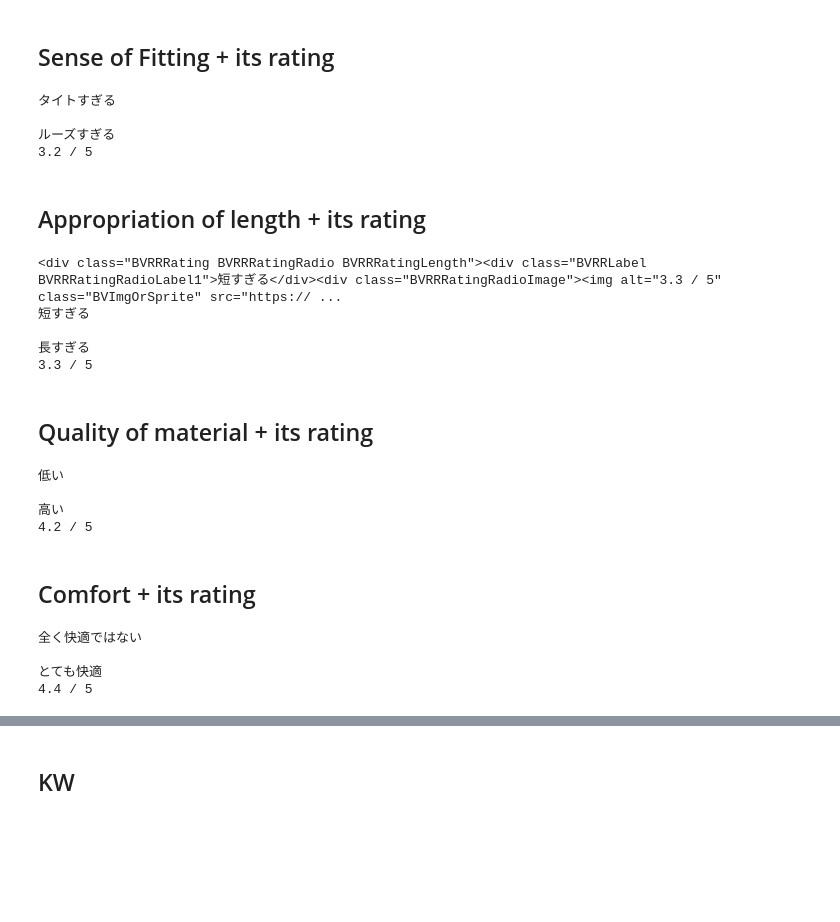
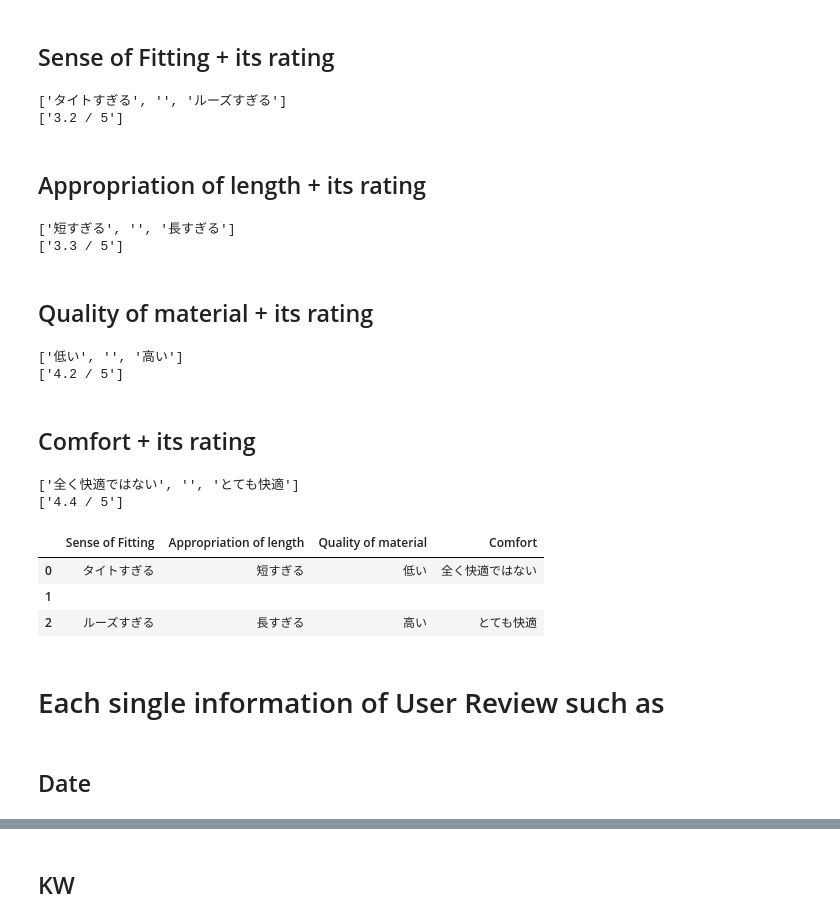
Before and after one commit to partho1999/japanices-addius-website-scrape, a Jupyter notebook: Scraper.ipynb, the cells around one changed output, grey strips where cells are left out. Saved outputs shown, nothing was run; the diff lists cells and outputs as text; code cells hidden in the pictures; blank space fills up the shorter version.

```diff
--- a/Scraper.ipynb
+++ b/Scraper.ipynb
@@ -391,63 +488,87 @@ print(RatingsContainer)
 rf_cnt = soup.find("div", {"class": "BVRRRating BVRRRatingRadio BVRRRatingFit"})
 #print(rf_cnt)
 
+rf_list =[]
 for rf in rf_cnt:
-    print(rf.text)
+    rf_list.append(rf.text)
+
+print(rf_list)
+
 
 rf_score = rf_cnt.find('img').get('title')
-print(rf_score)
+rf_s_lst=[rf_score]
+print(rf_s_lst)
 # %% [output]
-タイトすぎる
-
-ルーズすぎる
-3.2 / 5
+['タイトすぎる', '', 'ルーズすぎる']
+['3.2 / 5']
 # %% [markdown]
 ## Appropriation of length + its rating
 # %%
 #RatingLength
 rl_cnt = soup.find("div", {"class": "BVRRRating BVRRRatingRadio BVRRRatingLength"})
-print(rl_cnt)
+#print(rl_cnt)
+rl_list=[]
 for rl in rl_cnt:
-    print(rl.text)
+    rl_list.append(rl.text)
+print(rl_list)
 
 rl_score = rl_cnt.find('img').get('title')
-print(rl_score)
+rl_s_lst = [rl_score]
+print(rl_s_lst)
 # %% [output]
-<div class="BVRRRating BVRRRatingRadio BVRRRatingLength"><div class="BVRRLabel BVRRRatingRadioLabel1">短すぎる</div><div class="BVRRRatingRadioImage"><img alt="3.3 / 5" class="BVImgOrSprite" src="https:// ...
-短すぎる
-
-長すぎる
-3.3 / 5
+['短すぎる', '', '長すぎる']
+['3.3 / 5']
 # %% [markdown]
 ## Quality of material + its rating
 # %%
 #RatingQuality
 rq_cnt = soup.find("div", {"class": "BVRRRating BVRRRatingRadio BVRRRatingQuality"})
 
+rq_list=[]
 for rq in rq_cnt:
 
-    print(rq.text)
+    rq_list.append(rq.text)
+print(rq_list)
 
 rq_score = rq_cnt.find('img').get('title')
-print(rq_score)
+rq_s_lst = [rq_score]
+print(rq_s_lst)
 # %% [output]
-低い
-
-高い
-4.2 / 5
+['低い', '', '高い']
+['4.2 / 5']
 # %% [markdown]
 ## Comfort + its rating
 # %%
 #RatingComfort
 rc_cnt = soup.find("div", {"class": "BVRRRating BVRRRatingRadio BVRRRatingComfort"})
 
+rc_list=[]
 for rc in rc_cnt:
-    print(rc.text)
+    rc_list.append(rc.text)
+print(rc_list)
 
 rc_score = rc_cnt.find('img').get('title')
-print(rc_score)
+rc_s_lst =[rc_score]
+print(rc_s_lst)
 # %% [output]
-全く快適ではない
-
-とても快適
-4.4 / 5
+['全く快適ではない', '', 'とても快適']
+['4.4 / 5']
+# %%
+dic={
+    'Sense of Fitting': rf_list,
+    'Appropriation of length': rl_list,
+    'Quality of material' : rq_list,
+    'Comfort': rc_list
+}
+
+df = pd.DataFrame(dic)
+timestr = time.strftime("%Y%m%d-%H%M%S")
+df.to_csv('Sense-of-Fitting-Appropriation-of-length-Quality-of-material-Comfort'+'-'+timestr+'.csv')
+df
+# %% [output]
+|  | Sense of Fitting | Appropriation of length | Quality of material | Comfort |
+| 0 | タイトすぎる | 短すぎる | 低い | 全く快適ではない |
+| 1 |  |  |  |  |
+| 2 | ルーズすぎる | 長すぎる | 高い | とても快適 |
+# %% [markdown]
+# Each single information of User Review such as
@@ -453,0 +578,2 @@ print(rc_score)
+# %% [markdown]
+## Date
```
Also changed, not shown: parts of 39 cells of this notebook, 1 other file.
